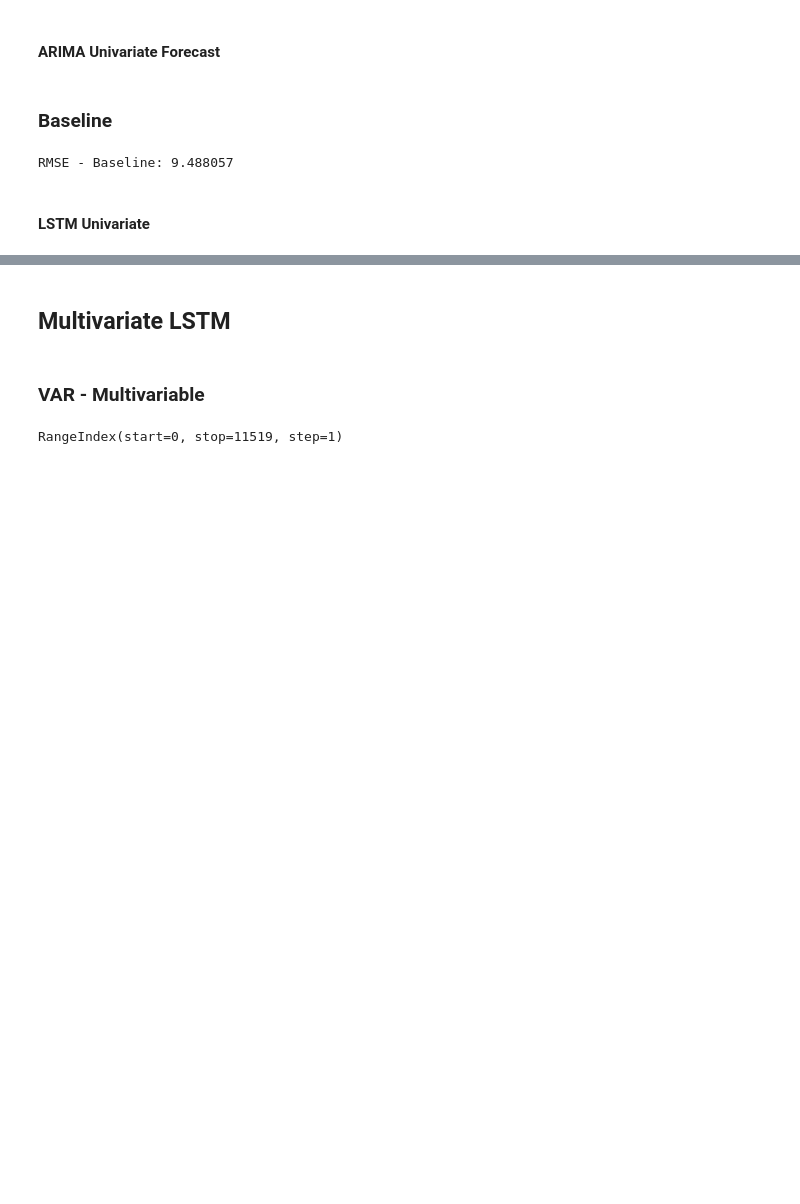
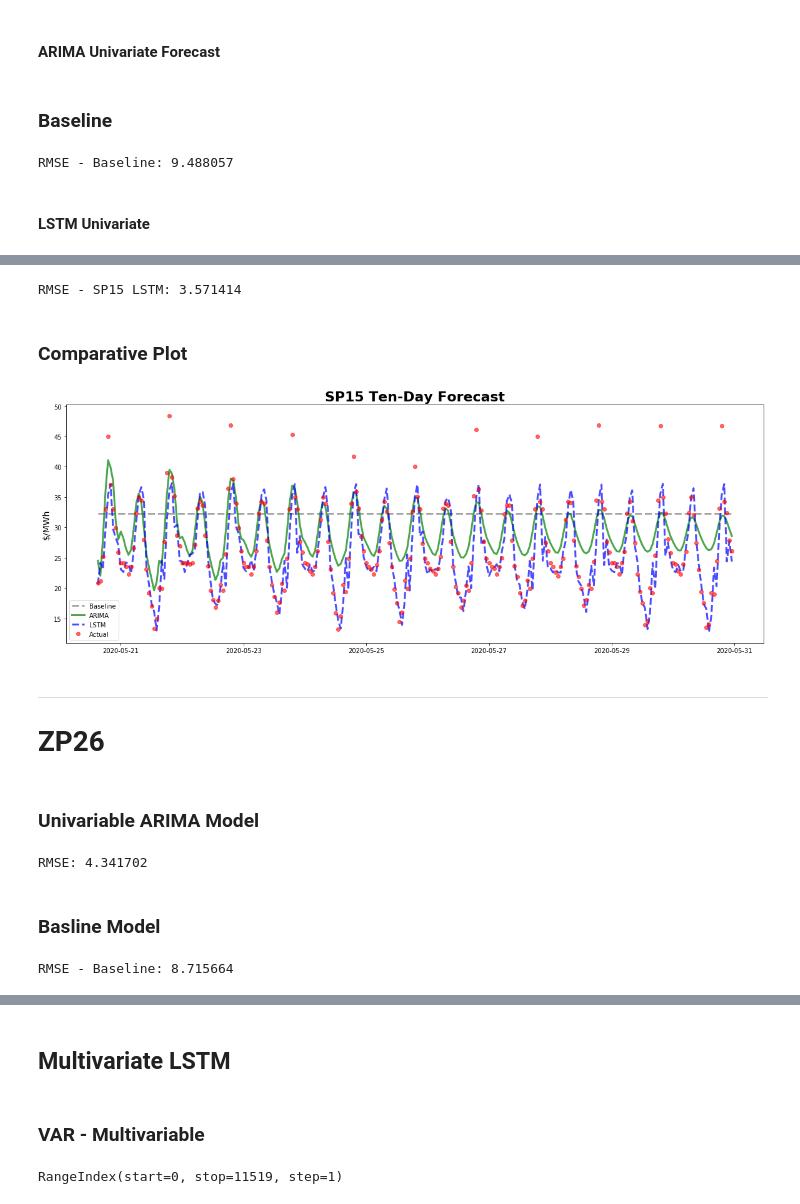
Before and after one commit to Morgan-Sell/caiso-price-forecast, a Jupyter notebook: Final.ipynb, the cells around one changed output, grey strips where cells are left out. Drawn from its saved outputs; the diff is of its cells as text; code cells hidden in the pictures; blank space fills up the shorter version.

```diff
--- a/Final.ipynb
+++ b/Final.ipynb
@@ -495,0 +507,4 @@ plot_lstm_arima_actual(caiso.index[train_test_date_delim_idx:], base_pred, np_un
+# %%
+X2_train, X2_valid, y2_train, y2_valid = split_and_windowize(sp_lmp_arr, int(batch_size / 2), train_split)
+
+sp_lstm_uni = compile_and_fit_lstm_uni_var(X2_train, y2_train, batch_size, n_nodes=32, n_epochs=20)
@@ -495,0 +529,35 @@ plot_lstm_arima_actual(caiso.index[train_test_date_delim_idx:], base_pred, np_un
+# %%
+sp_lstm_pred = lstm_uni_pred(sp_lstm_uni, X2_valid)
+sp_rmse_lstm_uni = round(calc_rmse(y2_valid, sp_lstm_pred), 6)
+print(f"RMSE - SP15 LSTM: {sp_rmse_lstm_uni}")
+# %% [output]
+RMSE - SP15 LSTM: 3.571414
+# %% [markdown]
+### Comparative Plot
+# %%
+plot_actual_arima_baselie_lstm(caiso.index[train_split_idx:], y2_valid, sp_uni_arima_pred, sp_base_pred, sp_lstm_pred, 'SP15 Ten-Day Forecast')
+# %% [output]
+[figure, added]
+# %% [markdown]
+---
+# ZP26
+# %% [markdown]
+### Univariable ARIMA Model
+# %%
+zp_uni_train, zp_uni_valid, zp_train_rng, zp_valid_rng = arima_uni_var_train_valid_split(zp_lmp_arr, datetime_arr, 11270)
+zp_uni_arima = arima_uni_var_fit(zp_uni_train, zp_train_rng, 24, 1, 0)
+
+zp_uni_arima_pred = arima_uni_var_predict(zp_uni_arima, 249)
+
+rmse_zp_uni_arima = round(calc_rmse(zp_uni_arima_pred, zp_uni_valid), 6)
+print(f"RMSE: {rmse_zp_uni_arima}")
+# %% [output]
+RMSE: 4.341702
+# %% [markdown]
+### Basline Model
+# %%
+zp_base_pred = baseline_fcst(zp_uni_train, len(zp_uni_valid))
+rmse_zp_baseline = round(calc_rmse(zp_base_pred, zp_uni_valid), 6)
+print(f"RMSE - Baseline: {rmse_zp_baseline}")
+# %% [output]
+RMSE - Baseline: 8.715664
```
Also changed, not shown: parts of 25 cells of this notebook.
